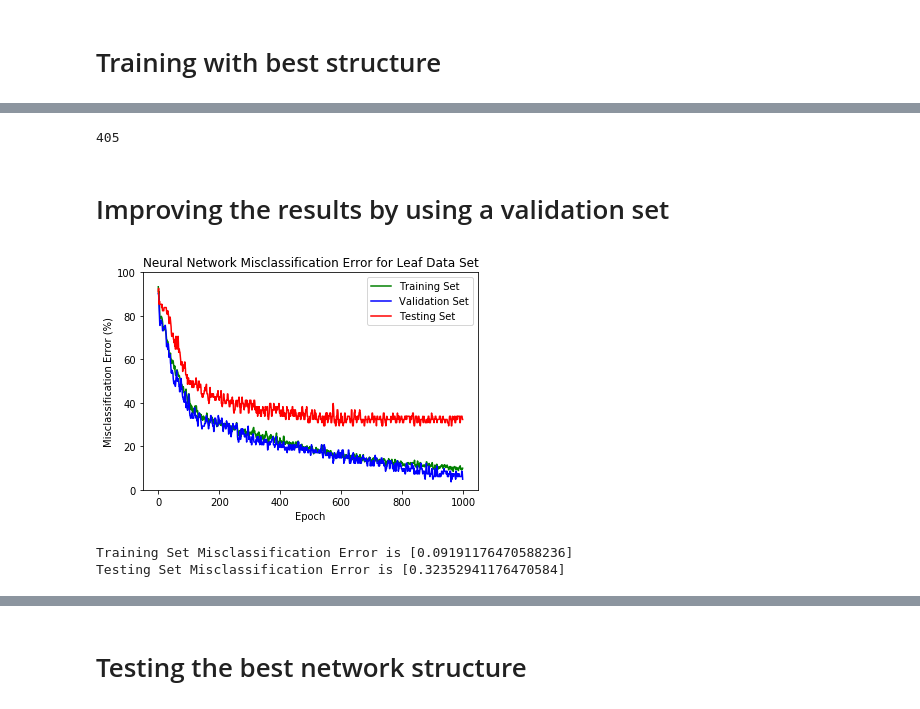
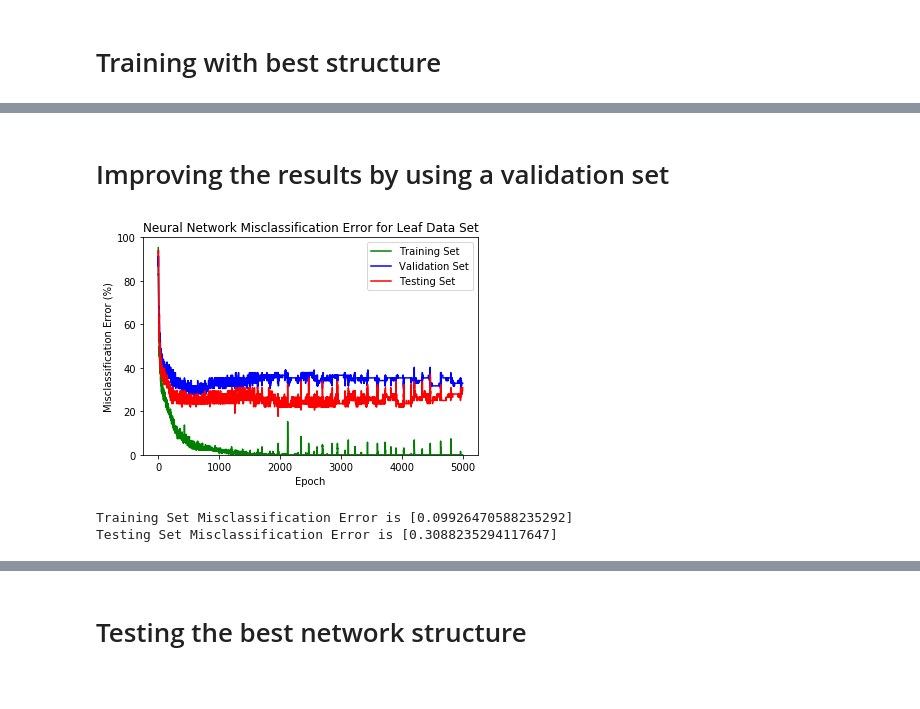
Before and after one commit to manikrajora/Machine-Learning, a Jupyter notebook: Machine Learning Class/Supervised Learning/ML_leaf.ipynb, the cells around one changed output, grey strips where cells are left out. Drawn from its saved outputs; the diff is of its cells as text; code cells hidden in the pictures.

```diff
--- a/Machine Learning Class/ML_leaf-9182018_v6.ipynb
+++ b/Machine Learning Class/Supervised Learning/ML_leaf.ipynb
@@ -263,8 +193,3 @@ plt.show()
-# %%
-optimal_neurons = neurons[test_e.index(min(test_e))]
-print(optimal_neurons)
-# %% [output]
-405
 # %% [markdown]
 # Improving the results by using a validation set
 # %%
@@ -282,36 +207,36 @@ test_all = []
 
 values = random.sample(list(np.arange(0,len(trainX),1)),len(trainX))
 trainX_use = trainX[values,:]
 trainY_use = trainY[values,:]
 
 model = Sequential()
-model.add(Dense(405, input_dim=14, kernel_initializer='normal', activation='relu'))
+model.add(Dense(500, input_dim=14, kernel_initializer='normal', activation='relu'))
 model.add(Dense(36, kernel_initializer='normal', activation='softmax'))
 model.compile(loss='categorical_crossentropy', optimizer='adam', metrics=['accuracy'])
 # checkpoint
-filepath="weights.best_leaf.h5"
+filepath="weights.best_leaf.hdf5"
 checkpoint = ModelCheckpoint(filepath, monitor='val_acc', verbose=0, save_best_only=True, mode='max')
 callbacks_list = [checkpoint, TestCallback((testX,testY)),CSVLogger('1.log')]
-hist = model.fit(trainX_use,trainY_use, validation_data=(trainX_use[-82:,:],trainY_use[-82:,:]), nb_epoch=1000, batch_size=190,verbose=0,callbacks=callbacks_list)
+hist = model.fit(trainX_use,trainY_use, validation_split =0.3, nb_epoch=5000, batch_size=10,verbose=0,callbacks=callbacks_list)
 plt.plot(100*np.array(1-np.array(hist.history['acc'])),'g')
 plt.plot(100*np.array(1-np.array(hist.history['val_acc'])),'b')
 plt.plot(100*np.array(1-np.array(hist.history['test_acc'])),'r')
 plt.title('Neural Network Misclassification Error for Leaf Data Set')
 plt.ylabel('Misclassification Error (%)')
 plt.xlabel('Epoch')
 plt.legend(['Training Set', 'Validation Set', 'Testing Set'])
 plt.ylim([0,100])
 plt.show()
 
 train_pred_NN = convert_out(model.predict(trainX))
 train_all.append(1-Pred_correct(train_pred_NN,trainY_comp))
 
 test_pred_NN = convert_out(model.predict(testX))
 test_all.append(1-Pred_correct(test_pred_NN,testY_comp))
 
 print('Training Set Misclassification Error is', train_all)
 print('Testing Set Misclassification Error is', test_all)
 # %% [output]
-[figure, old version]
+[figure, new version]
-Training Set Misclassification Error is [0.09191176470588236]
-Testing Set Misclassification Error is [0.32352941176470584]
+Training Set Misclassification Error is [0.09926470588235292]
+Testing Set Misclassification Error is [0.3088235294117647]
```
Also changed, not shown: parts of 11 cells of this notebook, 40 other files.
